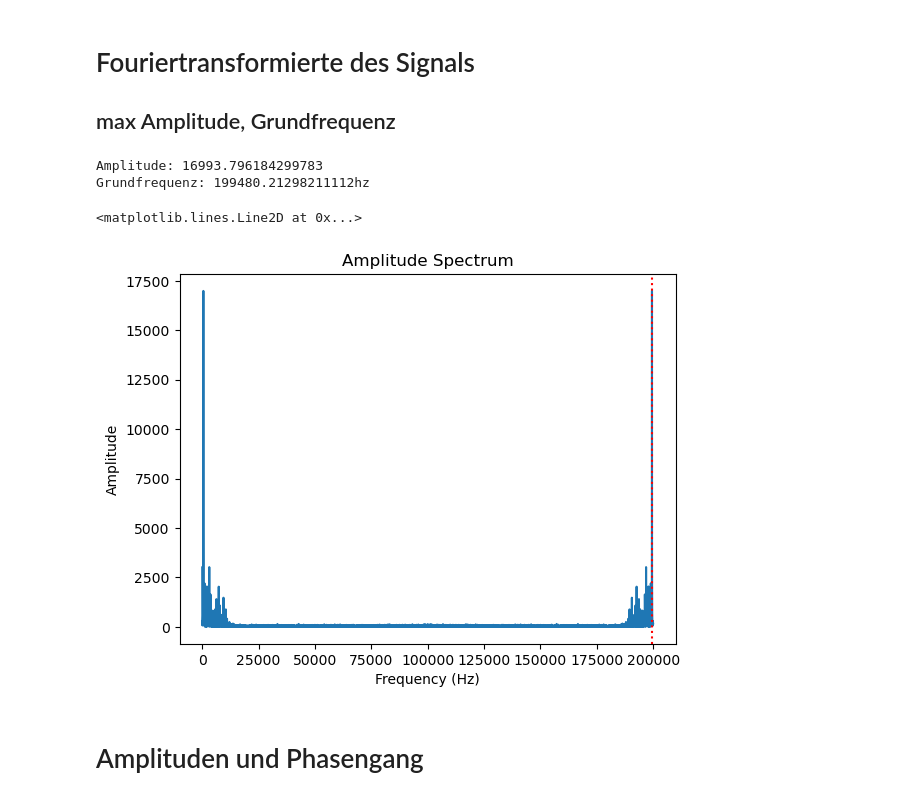
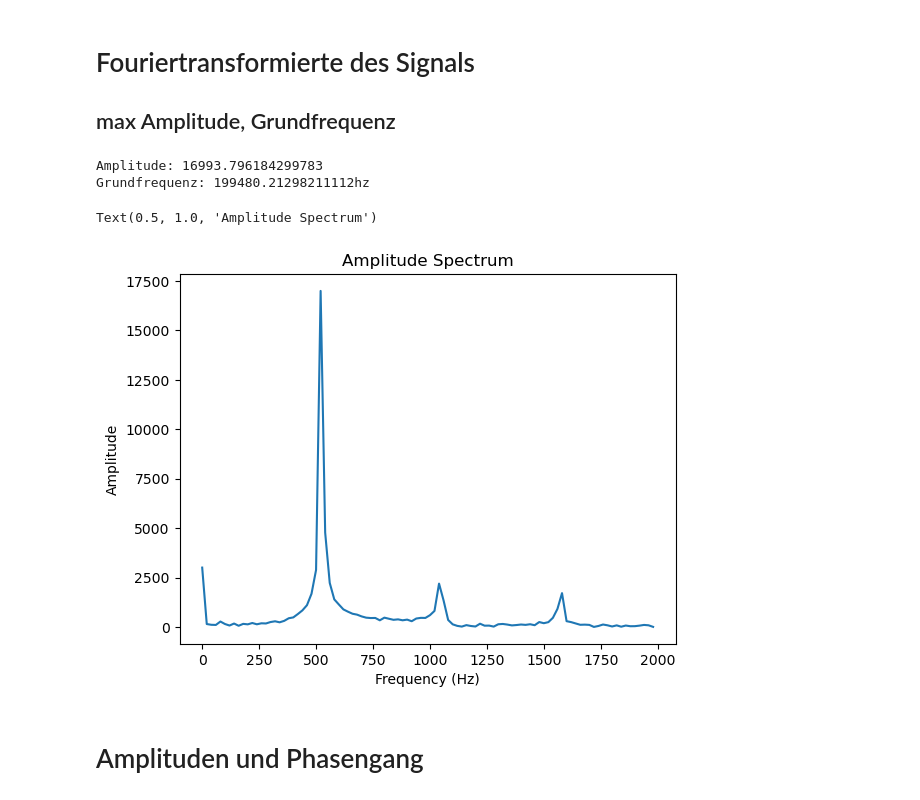
Before and after one commit to hannesbrugger/Signale-und-Systeme, a Jupyter notebook: Versuch3/Versuch3.ipynb, the cells around one changed output. Saved outputs shown, nothing was run; the diff lists cells and outputs as text; code cells hidden in the pictures.

```diff
--- a/Versuch3/Versuch3.ipynb
+++ b/Versuch3/Versuch3.ipynb
@@ -42,19 +42,19 @@ Abtastintervall: 4.999999873038088e-06s
 # %%
 fourier_transform = np.fft.fft(messdaten)
 amplituden = np.abs(fourier_transform)
 frequenzen = [i / (signalLen * abtastIntervall) for i in range(signalLen)]
 grundFreq = frequenzen[np.argmax(amplituden)]
 print(f"Amplitude: {np.max(amplituden)}")
 print(f"Grundfrequenz: {grundFreq}hz")
-plt.plot(frequenzen, amplituden)
+plt.plot(frequenzen[:100], amplituden[:100])
 plt.xlabel('Frequency (Hz)')
 plt.ylabel('Amplitude')
 plt.title('Amplitude Spectrum')
-plt.axvline(grundFreq, color='r', linestyle=':', label='Fundamental Frequency')
+# plt.axvline(grundFreq, color='r', linestyle=':', label='Fundamental Frequency')
 # %% [output]
 Amplitude: 16993.796184299783
 Grundfrequenz: 199480.21298211112hz
-<matplotlib.lines.Line2D at 0x...>
+Text(0.5, 1.0, 'Amplitude Spectrum')
-[figure, old version]
+[figure, new version]
 # %% [markdown]
 # Amplituden und Phasengang
```
Also changed, not shown: parts of 3 cells of this notebook, 1 other file.
